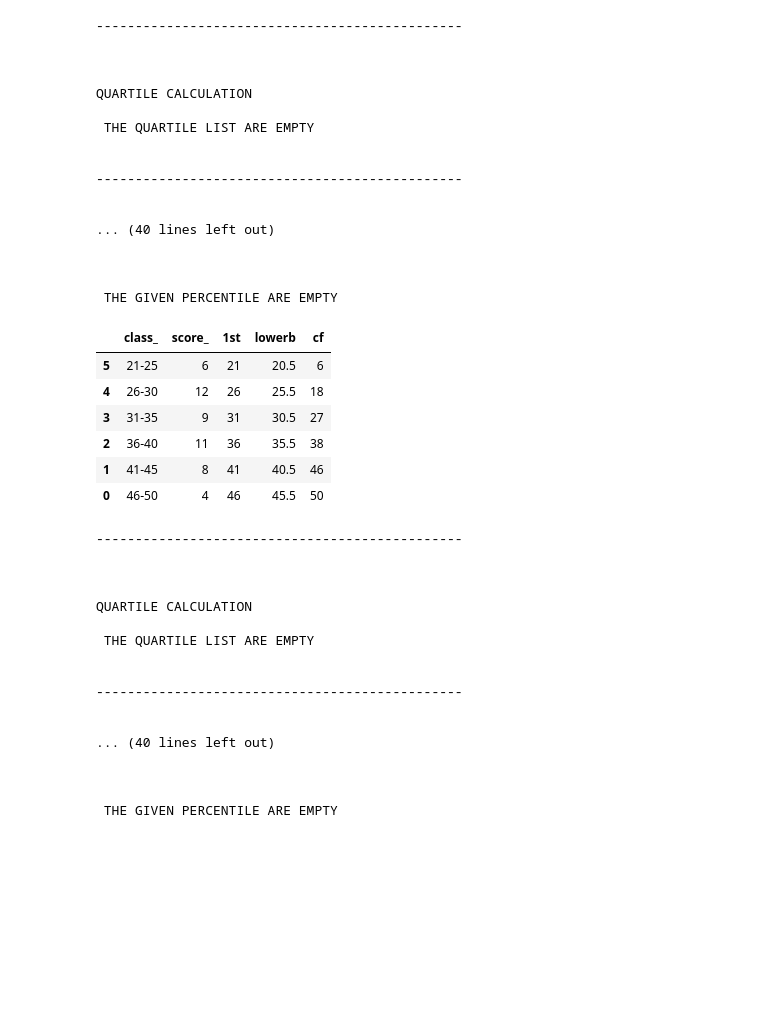
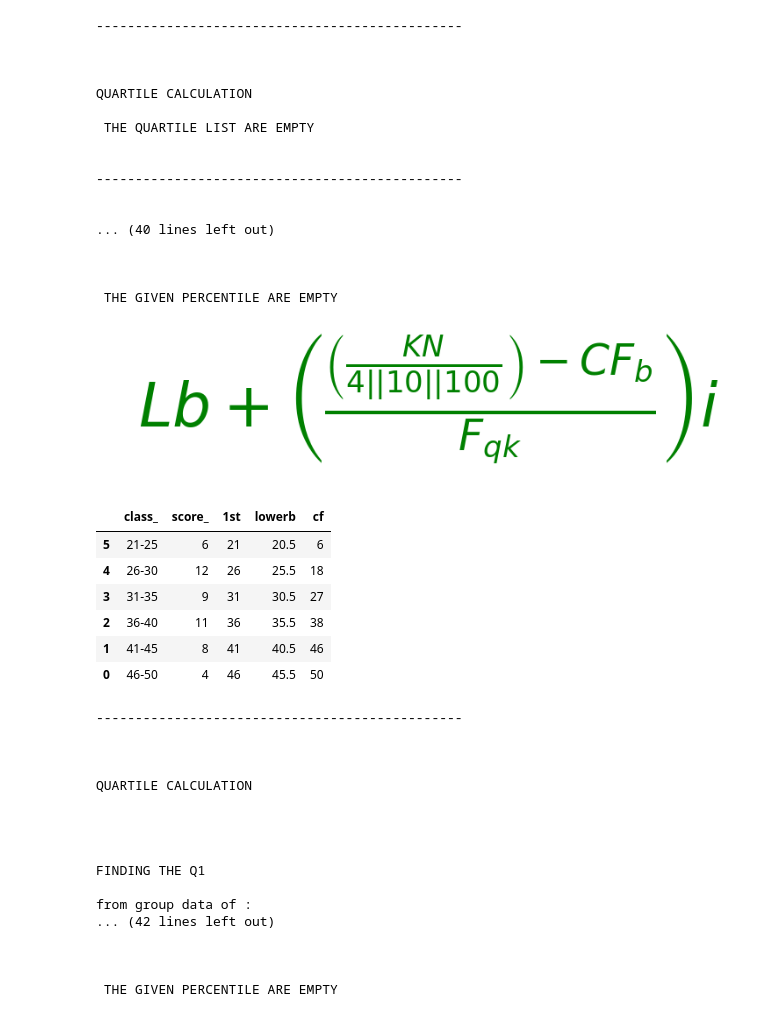
Before and after one commit to ProtacioUno/VinluanEner-Porfolio-Labs, a Jupyter notebook: Python Project/MeasureOfPosition_group.ipynb, the cells around one changed output. Saved outputs shown, nothing was run; the diff lists cells and outputs as text; code cells hidden in the pictures; blank space fills up the shorter version.

```diff
--- a/Python Project/MeasureOfPosition_group.ipynb
+++ b/Python Project/MeasureOfPosition_group.ipynb
@@ -1316,17 +1316,20 @@ QUARTILE CALCULATION
 ## List attempt condition
 
 
+a = r'Lb + \left( \frac {\left(\frac{KN}{4||10||100}\right) - CF_{b}}{F_{qk}}\right)i'
+ax = plt.axes([0,0,0.3,0.3]) #left,bottom,width,height
+ax.set_xticks([])
+ax.set_yticks([])
+ax.axis('off')
+plt.text(0.2,0.4 ,'$%s$' %a,size=50,color="green")
+plt.show()
 
 given = [4 , 8, 11 , 9, 12, 6]
 ## accept argument with longer list or more !
 ## accept argument with longer list or more !
-given_quartile = []
-given_decile = [1, 3]
-given_percentile = [10,40]
+given_quartile = [1,3]
+given_decile = []
 given_percentile = []
-
-
-
 
 def match(grop) :
 
@@ -1359,12 +1362,10 @@ def selected_(KNd4, q, KN_type, KN_list, jargon):
         print(f"FINDING THE P{ given_percentile[q]} \n")
 
     print(f"from group data of : \n \t{clasS} \n")
-    print(f"from score dataset of : \n \t{given} \n")
+    print(f"with score dataset of : \n \t{given} \n")
     # if jargon == ''
 
-
     # print()
-
     for x in range(group_size -1, -1, -1) :
         group_cf = group['cf'][x]
         # print(f" group_cf \t: \t{group_cf} ")
@@ -1372,17 +1373,29 @@ def selected_(KNd4, q, KN_type, KN_list, jargon):
         if group_cf >=  KNd4:
             # print("\t\t\t should be stop ! ")
             # print("\n")
-            print(f"{KN_type} {q}  \t\t{KNd4}")
+
+
+            print(f"{KN_type} [{q}] \t\t{KNd4}")
             lowerb_selected = group['lowerb'][x]
-            print(f"lower selected \t\t: \t{lowerb_selected}")
+            print(f"lower selected(LB) \t \t{lowerb_selected}")
             if KNd4 < group['cf'].min():
                 cf_before = group['cf'][x]
             else :
                 cf_before = group['cf'][x+1]
 
-            print(f"cf_before \t\t: \t{cf_before}")
+            print(f"cf_before (CFb)\t\t: \t{cf_before}")
             score_selected = group['score_'][x]
             print(f"score selected (FQK) \t: \t{score_selected}")
+
+            interval = group['1st'][0] - group['1st'][1]
+            print(f"interval(i) \t\t: \t{interval}")
+
+
+
+            # upper = KNd4 -
+
+
+
             break
 
         # else :
@@ -1422,6 +1435,7 @@ if len(clasS) == len(given) :
                     KNd4_Qlist.append(KNd4_Q)
                     jargon = 'Q'
                     selected_(KNd4_Q , q, type_4, KNd4_Qlist, jargon)
+
 
                 break
             else :
@@ -1486,33 +1500,34 @@ if len(clasS) == len(given) :
 
                     selected_(KNd100_P , pp, type_100, KNd100_Plist, type_jargon)
 
                 break
                 # print("invalid to calculate quartile pls input only [1, 2, 3, 4] in this list")
             else :
                 print("invalid to calculate quartile pls input only [1 - 100] in this list")
 
 
 
     # if given_percentile == [] :
     #     print(f" \n\n Percentile are empty \n\n")
     # else :
     #     KNd100_Plist = []
     #     for pp in range(0,len(given_percentile)) :
     #         # print()
     #         sum_score = group['score_'].sum()
     #         type_100 = 'KNn100_Percentile'
     #         KNd100_P = ((given_percentile[pp] * sum_score ) /100)
     #         print(f"this are  \t\t{KNd100_P} ")
     #         print(f"this are  \t\t{type_100} ")
     #         # print(f"this are  \t\t{su} ")
 
 
     #         KNd100_Plist.append(KNd100_P)
     #         fix_bug(KNd100_P , pp , type_100, KNd100_Plist)
     #         # selected_(KNd100_P , pp , type_100, KNd100_Plist )
     #         # print(f"KNd10_D \t: {} \t {KNd10_D}")
     #     print(f"this are PLIST \t\t{KNd100_Plist}")
 # %% [output]
+[figure, added]
 |  | class_ | score_ | 1st | lowerb | cf |
 | 5 | 21-25 | 6 | 21 | 20.5 | 6 |
 | 4 | 26-30 | 12 | 26 | 25.5 | 18 |
@@ -1526,13 +1541,13 @@ if len(clasS) == len(given) :
 
 QUARTILE CALCULATION
 
- THE QUARTILE LIST ARE EMPTY
 
 
------------------------------------------------
 
+FINDING THE Q1
 
-... (40 lines left out)
+from group data of :
+... (42 lines left out)
 
 
 
```
Also changed, not shown: parts of 3 cells of this notebook.
